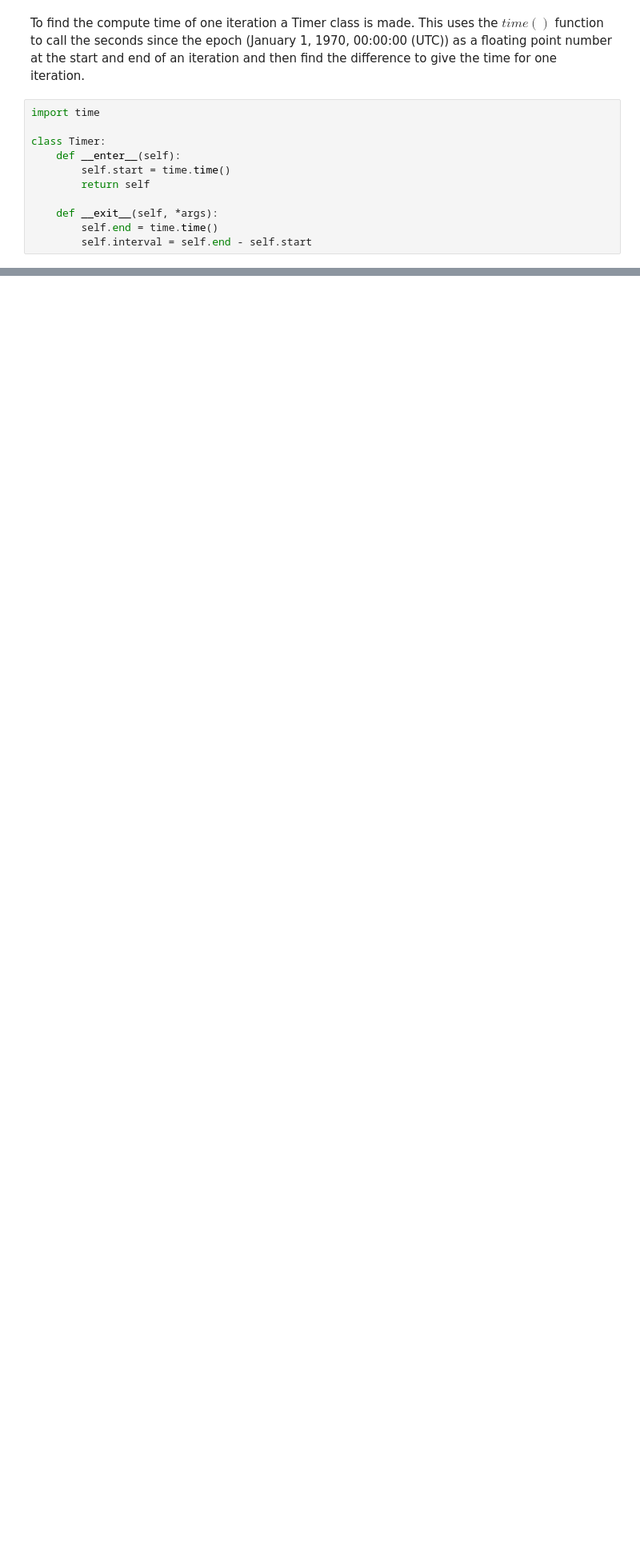
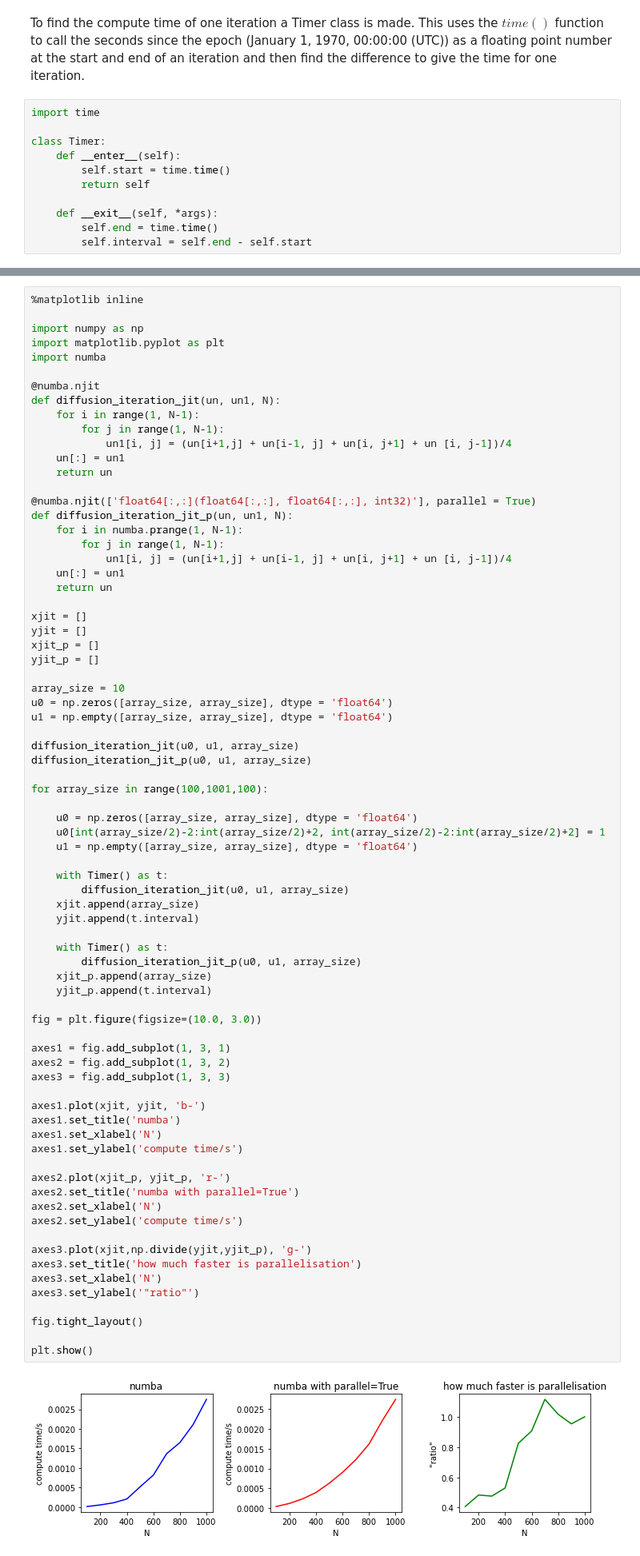
Before and after one commit to markp121/PHAS0102_cw1, a Jupyter notebook: coursework1_final.ipynb, the cells around one changed output, grey strips where cells are left out. Shown at 80% size. Drawn from its saved outputs; the diff is of its cells as text; blank space fills up the shorter version.

```diff
--- a/coursework1_final.ipynb
+++ b/coursework1_final.ipynb
@@ -194,0 +191,77 @@ plt.show()
+# %%
+%matplotlib inline
+
+import numpy as np
+import matplotlib.pyplot as plt
+import numba
+
+@numba.njit
+def diffusion_iteration_jit(un, un1, N):
+    for i in range(1, N-1):
+        for j in range(1, N-1):
+            un1[i, j] = (un[i+1,j] + un[i-1, j] + un[i, j+1] + un [i, j-1])/4
+    un[:] = un1
+    return un
+
+@numba.njit(['float64[:,:](float64[:,:], float64[:,:], int32)'], parallel = True)
+def diffusion_iteration_jit_p(un, un1, N):
+    for i in numba.prange(1, N-1):
+        for j in range(1, N-1):
+            un1[i, j] = (un[i+1,j] + un[i-1, j] + un[i, j+1] + un [i, j-1])/4
+    un[:] = un1
+    return un
+
+xjit = []
+yjit = []
+xjit_p = []
+yjit_p = []
+
+array_size = 10
+u0 = np.zeros([array_size, array_size], dtype = 'float64')
+u1 = np.empty([array_size, array_size], dtype = 'float64')
+
+diffusion_iteration_jit(u0, u1, array_size)
+diffusion_iteration_jit_p(u0, u1, array_size)
+
+for array_size in range(100,1001,100):
+
+    u0 = np.zeros([array_size, array_size], dtype = 'float64')
+    u0[int(array_size/2)-2:int(array_size/2)+2, int(array_size/2)-2:int(array_size/2)+2] = 1
+    u1 = np.empty([array_size, array_size], dtype = 'float64')
+
+    with Timer() as t:
+        diffusion_iteration_jit(u0, u1, array_size)
+    xjit.append(array_size)
+    yjit.append(t.interval)
+
+    with Timer() as t:
+        diffusion_iteration_jit_p(u0, u1, array_size)
+    xjit_p.append(array_size)
+    yjit_p.append(t.interval)
+
+fig = plt.figure(figsize=(10.0, 3.0))
+
+axes1 = fig.add_subplot(1, 3, 1)
+axes2 = fig.add_subplot(1, 3, 2)
+axes3 = fig.add_subplot(1, 3, 3)
+
+axes1.plot(xjit, yjit, 'b-')
+axes1.set_title('numba')
+axes1.set_xlabel('N')
+axes1.set_ylabel('compute time/s')
+
+axes2.plot(xjit_p, yjit_p, 'r-')
+axes2.set_title('numba with parallel=True')
+axes2.set_xlabel('N')
+axes2.set_ylabel('compute time/s')
+
+axes3.plot(xjit,np.divide(yjit,yjit_p), 'g-')
+axes3.set_title('how much faster is parallelisation')
+axes3.set_xlabel('N')
+axes3.set_ylabel('"ratio"')
+
+fig.tight_layout()
+
+plt.show()
+# %% [output]
+[figure, added]
```
Also changed, not shown: parts of 8 cells of this notebook.
